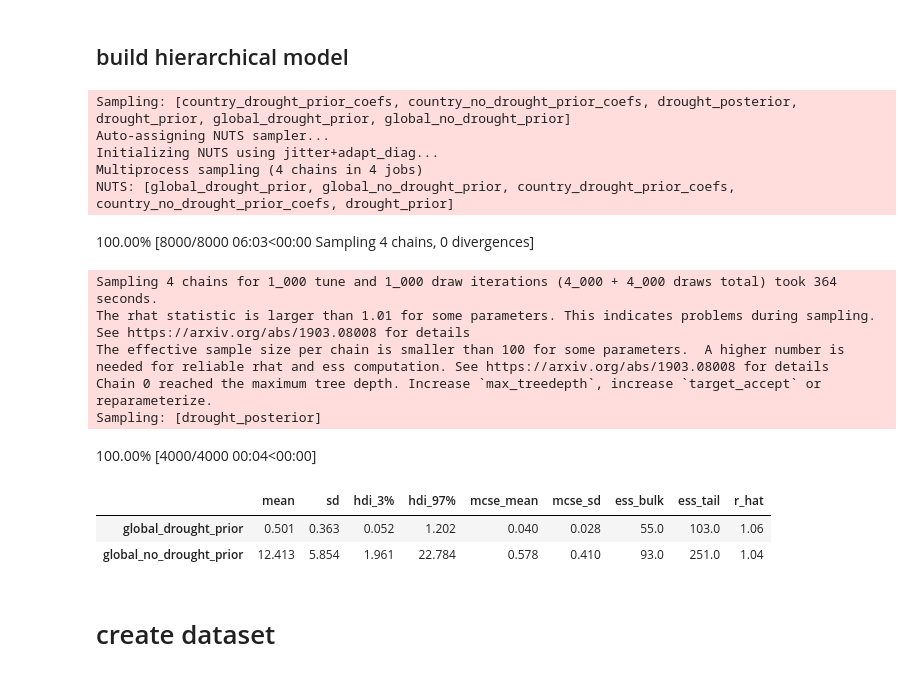
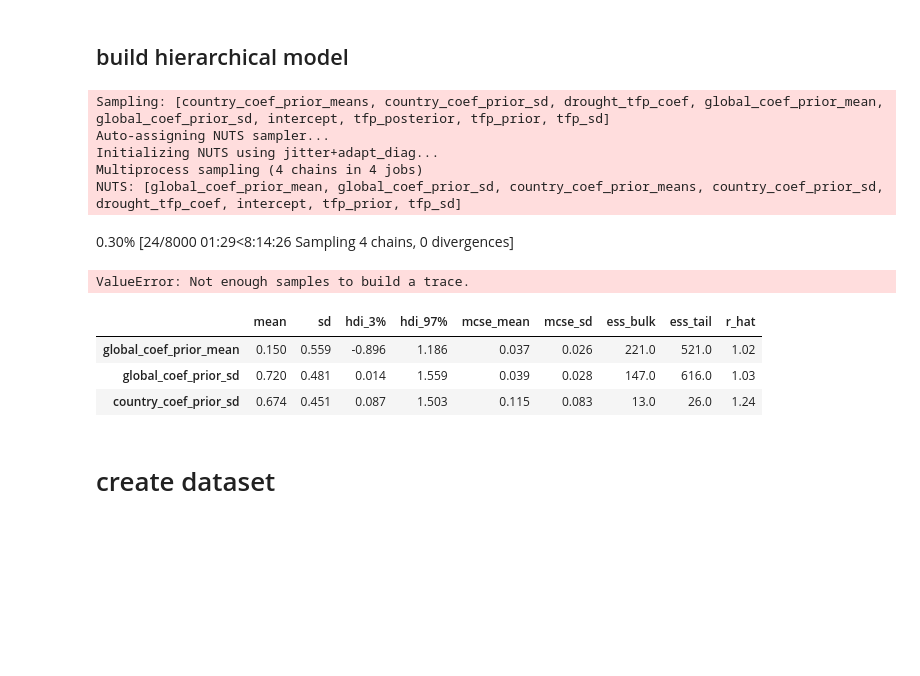
Before and after one commit to greenguy33/environmental-bayesian-modeling, a Jupyter notebook: notebooks/drought-agtfp-gdp-model.ipynb, the cells around one changed output. Drawn from its saved outputs; the diff is of its cells as text; code cells hidden in the pictures; blank space fills up the shorter version.

Commit message:
drought scripts

```diff
--- a/notebooks/drought-agtfp-gdp-model.ipynb
+++ b/notebooks/drought-agtfp-gdp-model.ipynb
@@ -67,8 +67,7 @@ plt.scatter(data.drought, data.ln_TFP_change)
 # %%
 from sklearn.linear_model import LinearRegression
 x = np.array(data.drought).reshape(-1,1)
-y = np.array(data.ln_TFP_change).reshape(-1,1)
+y = np.array(tfp_scaled).reshape(-1,1)
 model = LinearRegression().fit(x,y)
 print(model.coef_, model.intercept_)
-print(np.std(data.ln_TFP_change))
 # %% [output]
@@ -275,33 +277,40 @@ fig.show()
 # %%
 with pm.Model() as model:
 
-    global_drought_prior = pm.HalfNormal("global_drought_prior", 1)
-    global_no_drought_prior = pm.HalfNormal("global_no_drought_prior", 10)
+    # global_drought_prior = pm.HalfNormal("global_drought_prior", 1)
+    # global_no_drought_prior = pm.HalfNormal("global_no_drought_prior", 10)
 
-    country_drought_prior_coefs = pt.expand_dims(pm.HalfNormal("country_drought_prior_coefs", global_drought_prior, shape=(len(set(data.country)))),axis=1)
-    country_no_drought_prior_coefs = pt.expand_dims(pm.HalfNormal("country_no_drought_prior_coefs", global_no_drought_prior, shape=(len(set(data.country)))),axis=1)
+    # country_drought_prior_coefs = pt.expand_dims(pm.HalfNormal("country_drought_prior_coefs", global_drought_prior, shape=(len(set(data.country)))),axis=1)
+    # country_no_drought_prior_coefs = pt.expand_dims(pm.HalfNormal("country_no_drought_prior_coefs", global_no_drought_prior, shape=(len(set(data.country)))),axis=1)
 
-    country_drought_priors = pm.Deterministic("country_drought_prior",pt.sum(country_drought_prior_coefs*country_fixed_effect_matrix,axis=0))
-    country_no_drought_priors = pm.Deterministic("country_no_drought_prior",pt.sum(country_no_drought_prior_coefs*country_fixed_effect_matrix,axis=0))
+    # country_drought_priors = pm.Deterministic("country_drought_prior",pt.sum(country_drought_prior_coefs*country_fixed_effect_matrix,axis=0))
+    # country_no_drought_priors = pm.Deterministic("country_no_drought_prior",pt.sum(country_no_drought_prior_coefs*country_fixed_effect_matrix,axis=0))
 
-    drought_prior = pm.Dirichlet("drought_prior", pt.transpose([country_no_drought_priors, country_drought_priors]))
-    drought_posterior = pm.Categorical("drought_posterior", drought_prior, observed=data.drought)
+    # drought_prior = pm.Dirichlet("drought_prior", pt.transpose([country_no_drought_priors, country_drought_priors]))
+    # drought_posterior = pm.Categorical("drought_posterior", drought_prior, observed=data.drought)
 
-    drought_tfp_coef = pm.Normal("drought_tfp_coef", 0, 1)
+    global_coef_prior_mean = pm.Normal("global_coef_prior_mean", 0, 1)
+    global_coef_prior_sd = pm.HalfNormal("global_coef_prior_sd", 1)
+
+    country_coef_prior_means = pt.expand_dims(pm.Normal("country_coef_prior_means", global_coef_prior_mean, global_coef_prior_sd, shape=(len(set(data.country)))),axis=1)
+    country_coef_priors = pm.Deterministic("country_coef_priors", pt.sum(country_coef_prior_means*country_fixed_effect_matrix,axis=0))
+
+    country_coef_prior_sd = pm.HalfNormal("country_coef_prior_sd", 5)
+    drought_tfp_coef = pm.Normal("drought_tfp_coef", country_coef_priors, country_coef_prior_sd)
     intercept = pm.Normal("intercept", 0, 1)
 
-    year_fixed_effect_coefs = pt.expand_dims(pm.Normal("year_fixed_effect_coefs", 0, 10, shape=(len(set(data.year)))),axis=1)
-    year_fixed_effects = pm.Deterministic("year_fixed_effects",pt.sum(year_fixed_effect_coefs*year_fixed_effect_matrix,axis=0))
+    # year_fixed_effect_coefs = pt.expand_dims(pm.Normal("year_fixed_effect_coefs", 0, 10, shape=(len(set(data.year)))),axis=1)
+    # year_fixed_effects = pm.Deterministic("year_fixed_effects",pt.sum(year_fixed_effect_coefs*year_fixed_effect_matrix,axis=0))
 
-    country_fixed_effect_coefs = pt.expand_dims(pm.Normal("country_fixed_effect_coefs", 0, 10, shape=(len(set(data.country)))),axis=1)
-    country_fixed_effects = pm.Deterministic("country_fixed_effects",pt.sum(country_fixed_effect_coefs*country_fixed_effect_matrix,axis=0))
+    # country_fixed_effect_coefs = pt.expand_dims(pm.Normal("country_fixed_effect_coefs", 0, 10, shape=(len(set(data.country)))),axis=1)
+    # country_fixed_effects = pm.Deterministic("country_fixed_effects",pt.sum(country_fixed_effect_coefs*country_fixed_effect_matrix,axis=0))
 
-    country_grad_effect_coefs = pt.expand_dims(pm.Normal("country_grad_effect_coefs", 0, 10, shape=(len(set(data.country)))),axis=1)
-    country_grad_effects = pm.Deterministic("grad_effects",pt.sum(country_grad_effect_coefs*country_grad_effect_matrix,axis=0))
+    # country_grad_effect_coefs = pt.expand_dims(pm.Normal("country_grad_effect_coefs", 0, 10, shape=(len(set(data.country)))),axis=1)
+    # country_grad_effects = pm.Deterministic("grad_effects",pt.sum(country_grad_effect_coefs*country_grad_effect_matrix,axis=0))
 
     tfp_prior = pm.Normal(
         "tfp_prior",
-        (drought_tfp_coef * drought_posterior) +
+        (drought_tfp_coef * data.drought) +
         # country_fixed_effects +
         # year_fixed_effects +
         # country_grad_effects +
@@ -315,24 +324,20 @@ with pm.Model() as model:
     trace = pm.sample(target_accept=.99, cores=4)
     posterior = pm.sample_posterior_predictive(trace, extend_inferencedata=True)
 # %% [output]
-Sampling: [country_drought_prior_coefs, country_no_drought_prior_coefs, drought_posterior, drought_prior, global_drought_prior, global_no_drought_prior]
+Sampling: [country_coef_prior_means, country_coef_prior_sd, drought_tfp_coef, global_coef_prior_mean, global_coef_prior_sd, intercept, tfp_posterior, tfp_prior, tfp_sd]
 Auto-assigning NUTS sampler...
 Initializing NUTS using jitter+adapt_diag...
 Multiprocess sampling (4 chains in 4 jobs)
-NUTS: [global_drought_prior, global_no_drought_prior, country_drought_prior_coefs, country_no_drought_prior_coefs, drought_prior]
+NUTS: [global_coef_prior_mean, global_coef_prior_sd, country_coef_prior_means, country_coef_prior_sd, drought_tfp_coef, intercept, tfp_prior, tfp_sd]
-100.00% [8000/8000 06:03<00:00 Sampling 4 chains, 0 divergences]
+0.30% [24/8000 01:29<8:14:26 Sampling 4 chains, 0 divergences]
-Sampling 4 chains for 1_000 tune and 1_000 draw iterations (4_000 + 4_000 draws total) took 364 seconds.
-The rhat statistic is larger than 1.01 for some parameters. This indicates problems during sampling. See https://arxiv.org/abs/1903.08008 for details
-The effective sample size per chain is smaller than 100 for some parameters.  A higher number is needed for reliable rhat and ess computation. See https://arxiv.org/abs/1903.08008 for details
-Chain 0 reached the maximum tree depth. Increase `max_treedepth`, increase `target_accept` or reparameterize.
-Sampling: [drought_posterior]
+ValueError: Not enough samples to build a trace.
-100.00% [4000/4000 00:04<00:00]
 # %%
-az.summary(trace, var_names=["global_drought_prior","global_no_drought_prior"])
+az.summary(trace, var_names=["global_coef_prior_mean","global_coef_prior_sd","country_coef_prior_sd"])
 # %% [output]
 |  | mean | sd | hdi_3% | hdi_97% | mcse_mean | mcse_sd | ess_bulk | ess_tail | r_hat |
-| global_drought_prior | 0.501 | 0.363 | 0.052 | 1.202 | 0.040 | 0.028 | 55.0 | 103.0 | 1.06 |
-| global_no_drought_prior | 12.413 | 5.854 | 1.961 | 22.784 | 0.578 | 0.410 | 93.0 | 251.0 | 1.04 |
+| global_coef_prior_mean | 0.150 | 0.559 | -0.896 | 1.186 | 0.037 | 0.026 | 221.0 | 521.0 | 1.02 |
+| global_coef_prior_sd | 0.720 | 0.481 | 0.014 | 1.559 | 0.039 | 0.028 | 147.0 | 616.0 | 1.03 |
+| country_coef_prior_sd | 0.674 | 0.451 | 0.087 | 1.503 | 0.115 | 0.083 | 13.0 | 26.0 | 1.24 |
 # %% [markdown]
 # create dataset
 # %%
```
Also changed, not shown: parts of 5 cells of this notebook, 3 other files.
